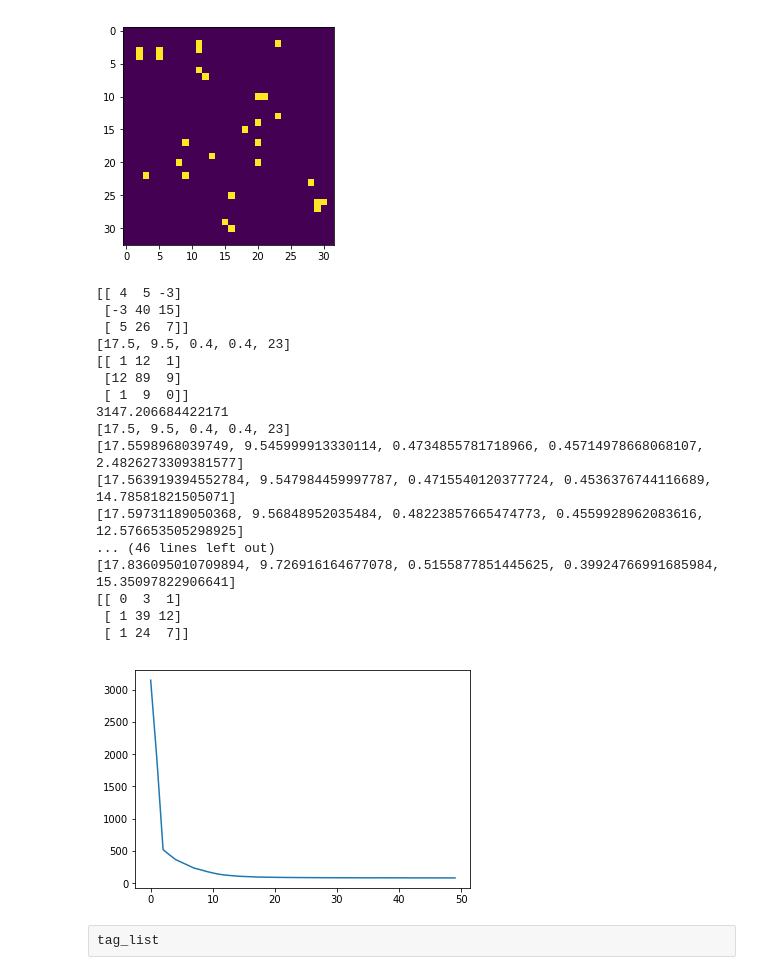
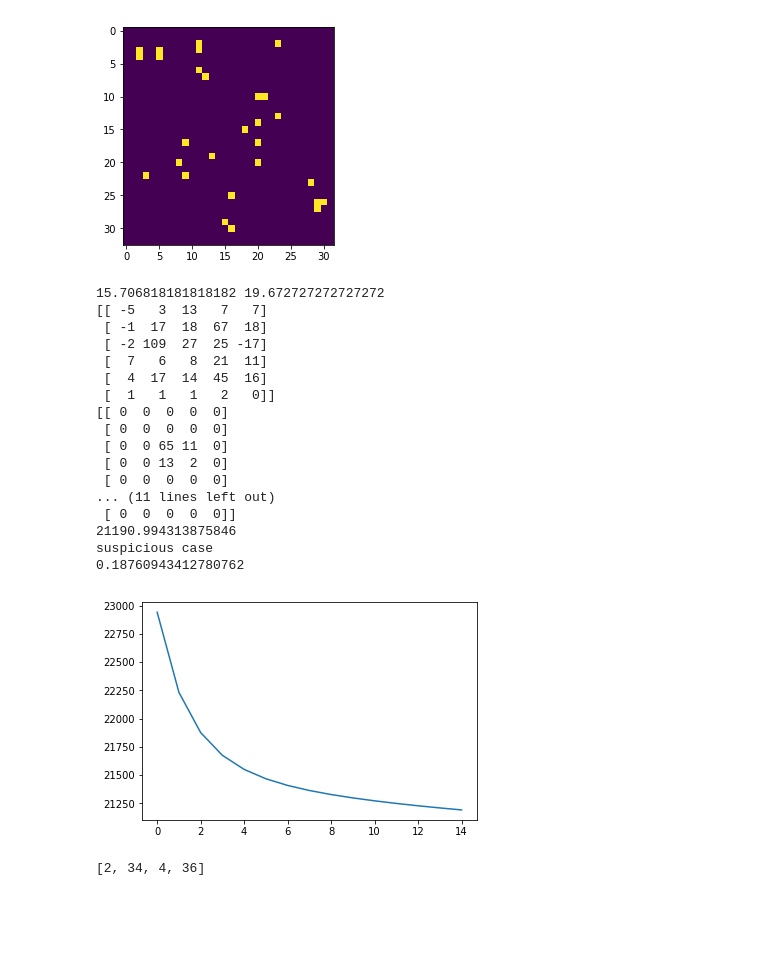
Before and after one commit to yufeipei/B8-project, a Jupyter notebook: b8-test.ipynb, the cells around one changed output. Cells and saved outputs as stored; diff of their text form; code cells hidden in the pictures; blank space fills up the shorter version.

```diff
--- a/b8-test.ipynb
+++ b/b8-test.ipynb
@@ -59,6 +59,8 @@ test_width_2=test_dat_2.shape[1]
 test_height=test_dat.shape[0]
 test_width=test_dat.shape[1]
 print(test_height,test_width)
+th=test_height_2
+tw=test_width_2
 # %% [output]
 20 42
 # %%
@@ -89,7 +91,7 @@ import math
 class gaussian_spe:
     'A distribution of intensity caused by a single photon event'
 
-    intensity_matrix=np.zeros((test_height,test_width))
+    intensity_matrix=np.zeros((th,tw))
 
     dist_fn='gaussian'
 
@@ -101,10 +103,13 @@ class gaussian_spe:
         self.A = A
         self.t = t
         self.cutoff = cutoff
+        test_height=th
+        test_width=tw
         self.intensity_matrix=np.zeros((test_height,test_width))
         s=max([s1,s2])+0.5
         for i in range(test_height):
             for j in range(test_width):
+
                 if(not((i<x0+cutoff*s and i>x0-cutoff*s) and (j<y0+cutoff*s and j>y0-cutoff*s))):
                     continue
                 """
@@ -123,10 +128,8 @@ class gaussian_spe:
                 """
 
                 #The MUCH SIMPLER erf method
-                if(math.sqrt((i+0.5-self.x0)**2+(j+0.5-self.y0)**2)>cutoff*2*s):
-                    self.intensity_matrix[i,j]=0
-                else:
-                    self.intensity_matrix[i,j]=self.A*self.s1**2*self.s2**s2*(math.erf(-self.x0+i/math.sqrt(2))-math.erf(-self.x0+i+1/math.sqrt(2)))*math.erf(-self.y0+j/math.sqrt(2))-math.erf(-self.y0+j+1/math.sqrt(2))
+
+                self.intensity_matrix[i,j]=1/2*np.pi*self.A*(math.erf((-self.x0+i)/math.sqrt(2)/s1)-math.erf((-self.x0+i+1)/math.sqrt(2)/s1))*(math.erf((-self.y0+j)/math.sqrt(2)/s2)-math.erf((-self.y0+j+1)/math.sqrt(2)/s2))
 
 
     def dist(self,x,y):
@@ -397,23 +446,32 @@ def gradient_descent_single(input_dat,dat_tag):
-# %%
-gradient_descent_single(test_dat_2,tag_list[8])
-# %% [output]
-[[ 4  5 -3]
- [-3 40 15]
- [ 5 26  7]]
-[17.5, 9.5, 0.4, 0.4, 23]
-[[ 1 12  1]
- [12 89  9]
- [ 1  9  0]]
-3147.206684422171
-[17.5, 9.5, 0.4, 0.4, 23]
-[17.5598968039749, 9.545999913330114, 0.4734855781718966, 0.45714978668068107, 2.4826273309381577]
-[17.563919394552784, 9.547984459997787, 0.4715540120377724, 0.4536376744116689, 14.78581821505071]
-[17.59731189050368, 9.56848952035484, 0.48223857665474773, 0.4559928962083616, 12.576653505298925]
-... (46 lines left out)
-[17.836095010709894, 9.726916164677078, 0.5155877851445625, 0.39924766991685984, 15.35097822906641]
-[[ 0  3  1]
- [ 1 39 12]
- [ 1 24  7]]
-[figure, removed]
-# %% [raw]
-tag_list
+# %%
+start=time.time()
+gradient_descent_single(test_dat_2,tag_list[7])
+end=time.time()
+print(end-start)
+# %% [output]
+15.706818181818182 19.672727272727272
+[[ -5   3  13   7   7]
+ [ -1  17  18  67  18]
+ [ -2 109  27  25 -17]
+ [  7   6   8  21  11]
+ [  4  17  14  45  16]
+ [  1   1   1   2   0]]
+[[ 0  0  0  0  0]
+ [ 0  0  0  0  0]
+ [ 0  0 65 11  0]
+ [ 0  0 13  2  0]
+ [ 0  0  0  0  0]
+... (11 lines left out)
+ [ 0  0  0  0  0]]
+21190.994313875846
+suspicious case
+0.18760943412780762
+[figure, added]
+# %%
+th=test_height
+tw=test_width
+tag_list_1=boxing(deepcopy(l1))
+
+tag_list_1[1].param()
+# %% [output]
+[2, 34, 4, 36]
```
Also changed, not shown: parts of 5 cells of this notebook.
